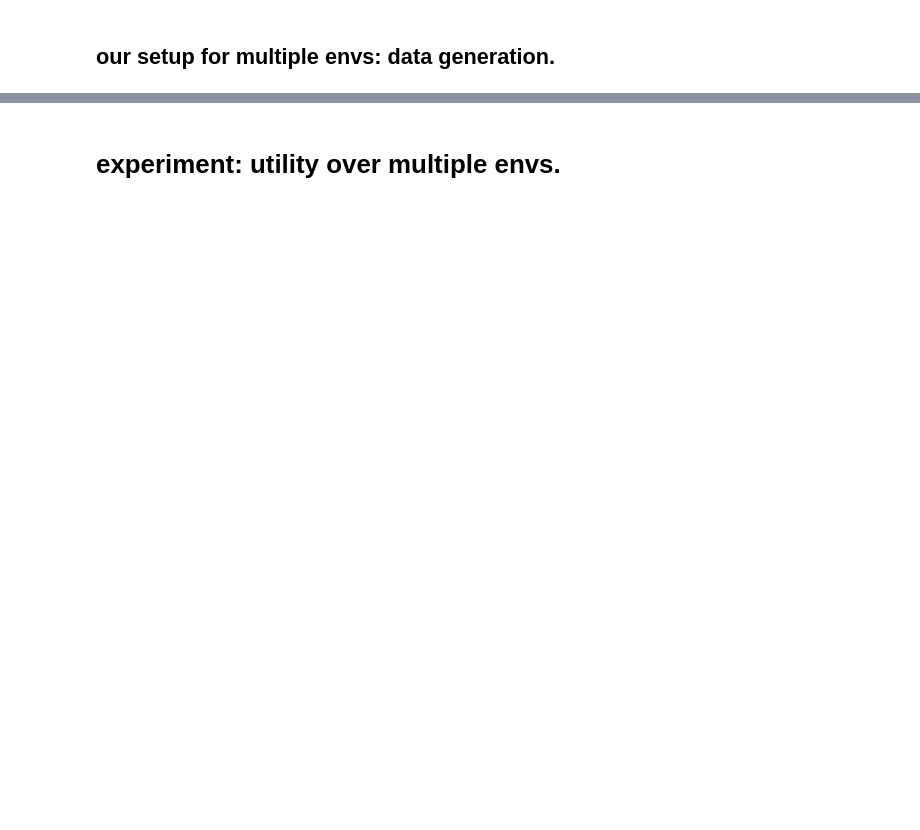
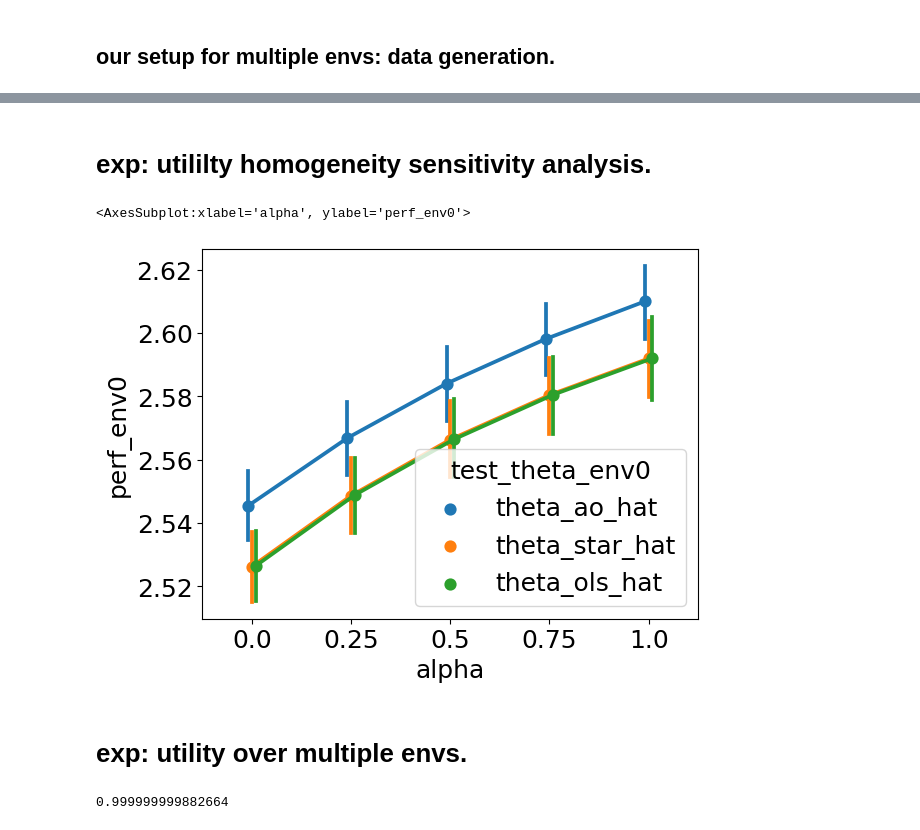
Before and after one commit to muandet-lab/causal-strategic-learning-with-selection, a Jupyter notebook: experiments.ipynb, the cells around one changed output, grey strips where cells are left out. Cells and saved outputs as stored; diff of their text form; code cells hidden in the pictures; blank space fills up the shorter version.

Commit message:
utility sensitivity

```diff
--- a/experiments.ipynb
+++ b/experiments.ipynb
@@ -991,5 +993,52 @@ df_test
+# %% [markdown]
+# exp: utililty homogeneity sensitivity analysis.
+# %%
+def parallelize(n_runs, n_cores, args, func, combination):
+    args_list = [(args, t, c) for t in range(n_runs)]
+    with Pool(n_cores) as p:
+        results = p.starmap(algos.run_multi_env_utility, args_list)
+    results = [r[0] for r in results]
+
+    results = np.array(results)
+    pd_dict = {
+        f"perf_env{env_idx}": results[:, env_idx] for env_idx in range(args.num_envs)
+    }
+    pd_dict.update(
+        {f"test_theta_env{env_idx}": c[env_idx] for env_idx in range(args.num_envs)}
+    )
+    df = pd.DataFrame(data=pd_dict)
+    return df
+
+N_CORES=8
+n_runs=100
+
+combos = [("theta_ao_hat",), ("theta_star_hat",), ("theta_ols_hat",)]
+
+dfs = []
+for a in (0, 0.25, .5, .75, 1):
+    cmd = (
+        f"--num-applicants 100000 --applicants-per-round 1000 --scaled-duplicates sequence "
+        f"--normalize --methods ols ours --envs-accept-rate .5 "
+        f"--theta-star-std 0 --alpha-effort {a} --offline-eval"
+    )
+    cmd = f"{cmd} --offline-eval"
+    args = algos.get_args(cmd)
+    for c in combos:
+        df = parallelize(
+            n_runs=n_runs, n_cores=N_CORES, args=args, func=algos.run_multi_env_utility, combination=c
+            )
+        df['alpha'] = a
+        dfs.append(df)
+df = pd.concat(dfs)
+# %%
+fig,ax=plt.subplots()
+sns.pointplot(
+    data=df, x='alpha', hue='test_theta_env0', y='perf_env0', dodge=True)
+# %% [output]
+<AxesSubplot:xlabel='alpha', ylabel='perf_env0'>
+[figure, added]
 # %% [markdown]
-# experiment: utility over multiple envs.
+# exp: utility over multiple envs.
 # %%
 if MODE=='compute':
     theta_star_std = 0.1
@@ -1050,3 +1099,11 @@ df_
 
 df_test = df_.groupby([r"$\theta_{2t}$", "test_theta_env0"]).agg(["mean", "sem"])
 df_test
+# %%
+import scipy
+a = np.array([0.000160113, 0.999999872])
+b = np.array([1.4479401e-04, 9.9999999994e-01])
+# np.cos(a, b)
+1-scipy.spatial.distance.cosine(a, b)
+# %% [output]
+0.999999999882664
```
Also changed, not shown: parts of 11 cells of this notebook.
